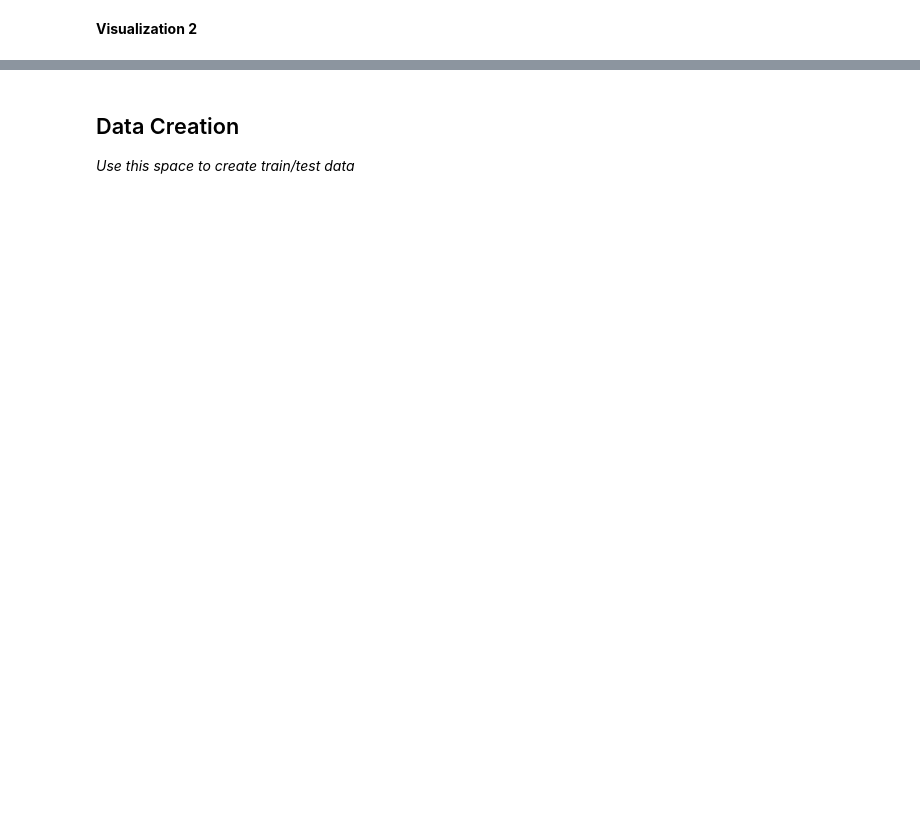
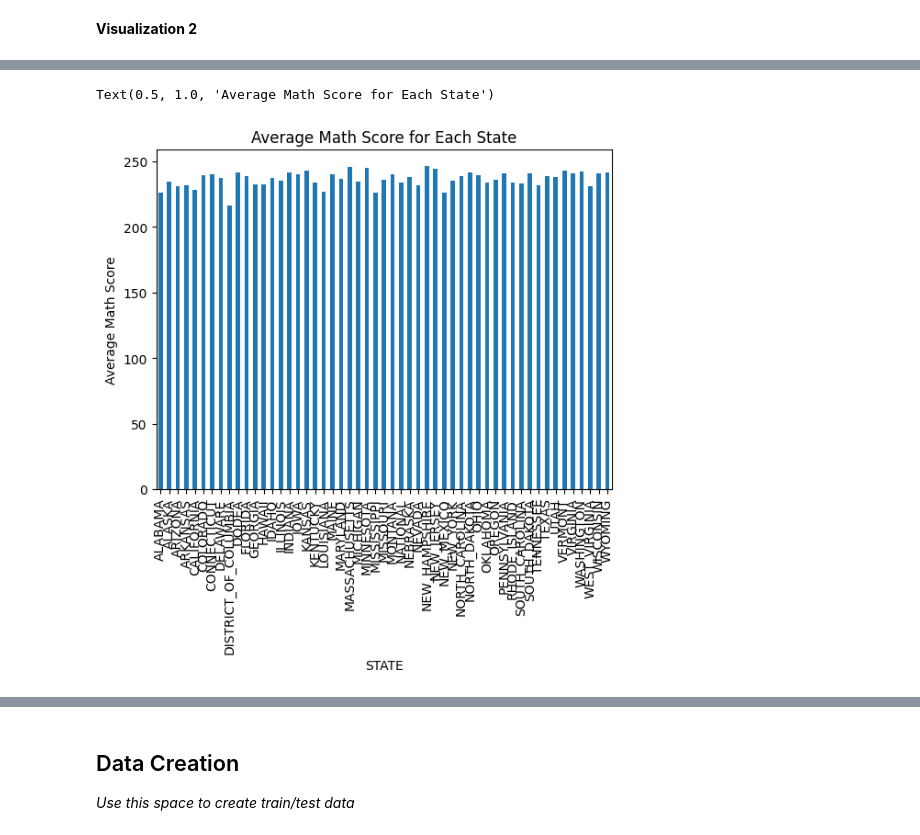
Before and after one commit to bL1233/Lesko-Git-Tutorial, a Jupyter notebook: tutorial1/checkpoint1.ipynb, the cells around one changed output, grey strips where cells are left out. Saved outputs shown, nothing was run; the diff lists cells and outputs as text; code cells hidden in the pictures; blank space fills up the shorter version.

```diff
--- a/tutorial1/checkpoint1.ipynb
+++ b/tutorial1/checkpoint1.ipynb
@@ -76,0 +184,7 @@ Investigate the relationship between your chosen response variable and at least
+# %%
+df.groupby('STATE')["AVG_MATH_4_SCORE"].mean().plot(kind = "bar")
+plt.ylabel('Average Math Score')
+plt.title('Average Math Score for Each State')
+# %% [output]
+Text(0.5, 1.0, 'Average Math Score for Each State')
+[figure, added]
```
Also changed, not shown: parts of 42 cells of this notebook.
